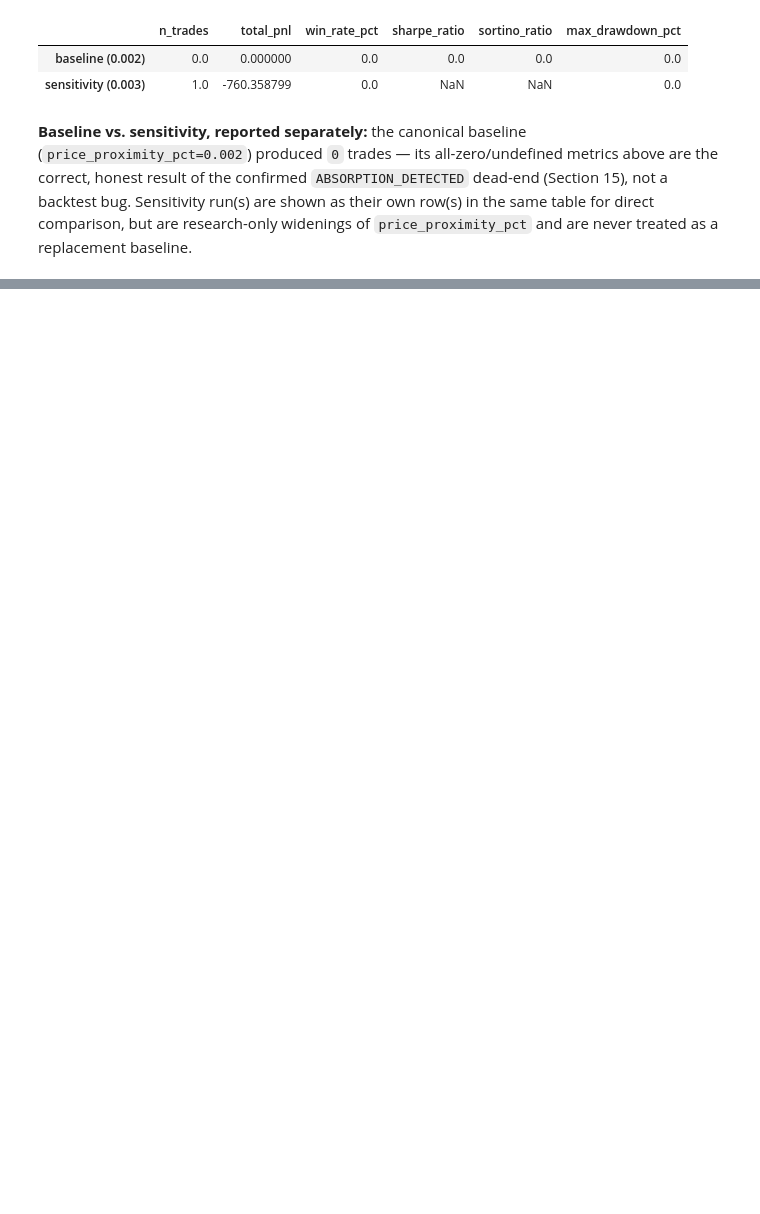
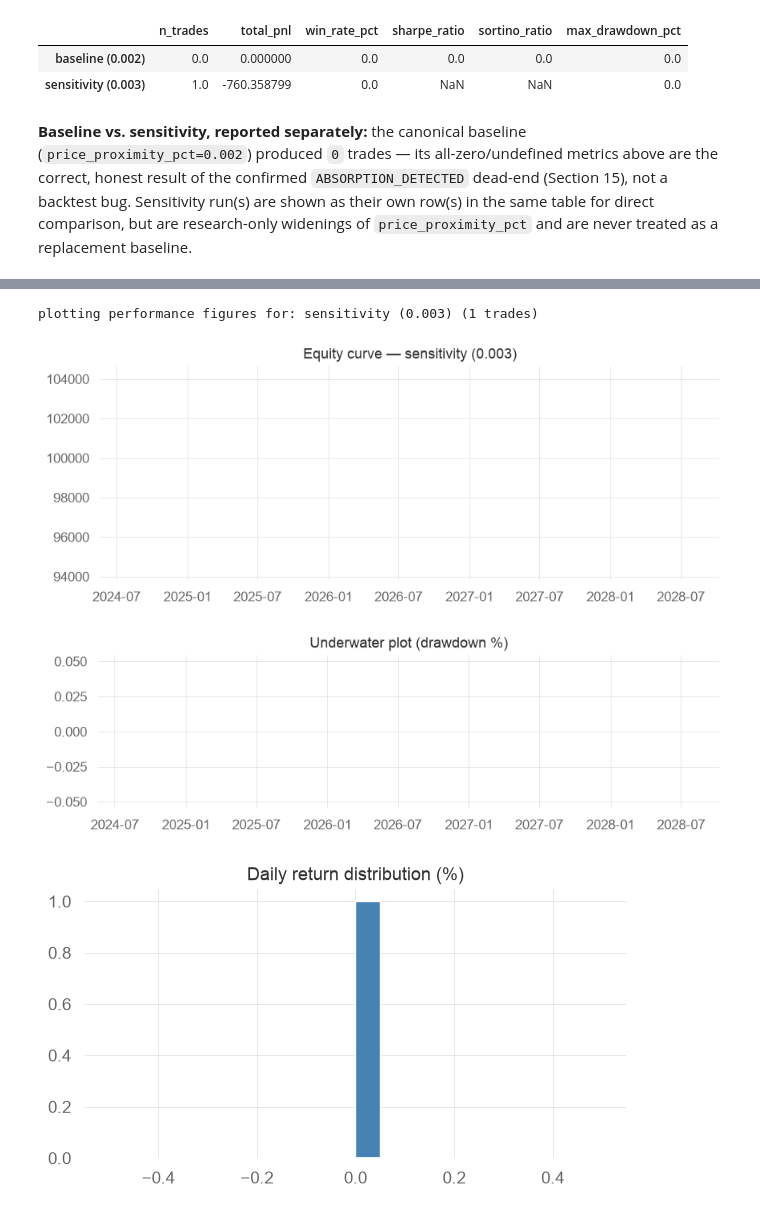
Before and after one commit to engr-bobet-14/orderflow-analysis-pro, a Jupyter notebook: notebook/01_orderflow_trading_strategy [baseline].ipynb, the cells around one changed output, grey strips where cells are left out. Saved outputs shown, nothing was run; the diff lists cells and outputs as text; code cells hidden in the pictures; blank space fills up the shorter version.

Commit message:
docs: add Part II performance and order-flow diagnostic plots

```diff
--- a/notebook/01_orderflow_trading_strategy [baseline].ipynb
+++ b/notebook/01_orderflow_trading_strategy [baseline].ipynb
@@ -850,0 +855,38 @@ pd.DataFrame(METRICS_BY_RUN).T
+# %%
+best_run = max(TRADE_LEDGERS, key=lambda name: len(TRADE_LEDGERS[name]))
+best_trades = TRADE_LEDGERS[best_run]
+print(f"plotting performance figures for: {best_run} ({len(best_trades)} trades)")
+
+INITIAL_CAPITAL = 100_000.0
+
+if best_trades.empty:
+    equity = pd.Series([INITIAL_CAPITAL, INITIAL_CAPITAL], index=[CANDLES[0].timestamp_ms, CANDLES[-1].timestamp_ms])
+    equity.index = pd.to_datetime(equity.index, unit="ms", utc=True)
+else:
+    sorted_trades = best_trades.sort_values("exit_time")
+    equity = INITIAL_CAPITAL + sorted_trades["net_pnl"].cumsum()
+    equity.index = pd.DatetimeIndex(sorted_trades["exit_time"])
+
+daily_equity = equity.resample("1D").last().ffill()
+daily_returns = daily_equity.pct_change().fillna(0.0)
+drawdown_pct = (daily_equity / daily_equity.cummax() - 1.0) * 100.0
+
+fig, ax = plt.subplots(figsize=(10, 3.5))
+ax.plot(equity.index, equity.values)
+ax.set_title(f"Equity curve — {best_run}")
+plt.show()
+
+fig, ax = plt.subplots(figsize=(10, 2.5))
+ax.fill_between(drawdown_pct.index, drawdown_pct.values, 0.0, color="crimson", alpha=0.5)
+ax.set_title("Underwater plot (drawdown %)")
+plt.show()
+
+fig, ax = plt.subplots(figsize=(7, 3.5))
+ax.hist(daily_returns.values * 100.0, bins=20, color="steelblue")
+ax.set_title("Daily return distribution (%)")
+plt.show()
+# %% [output]
+plotting performance figures for: sensitivity (0.003) (1 trades)
+[figure, added]
+[figure, added]
+[figure, added]
```
Also changed, not shown: parts of 3 cells of this notebook.
